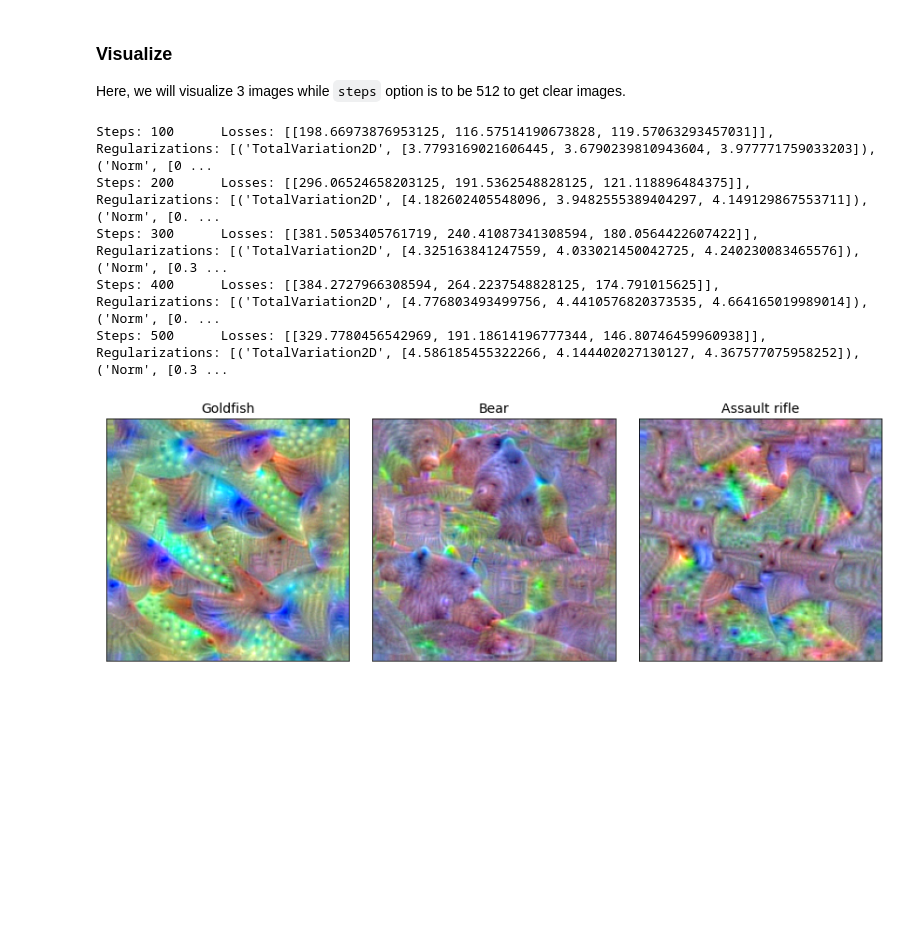
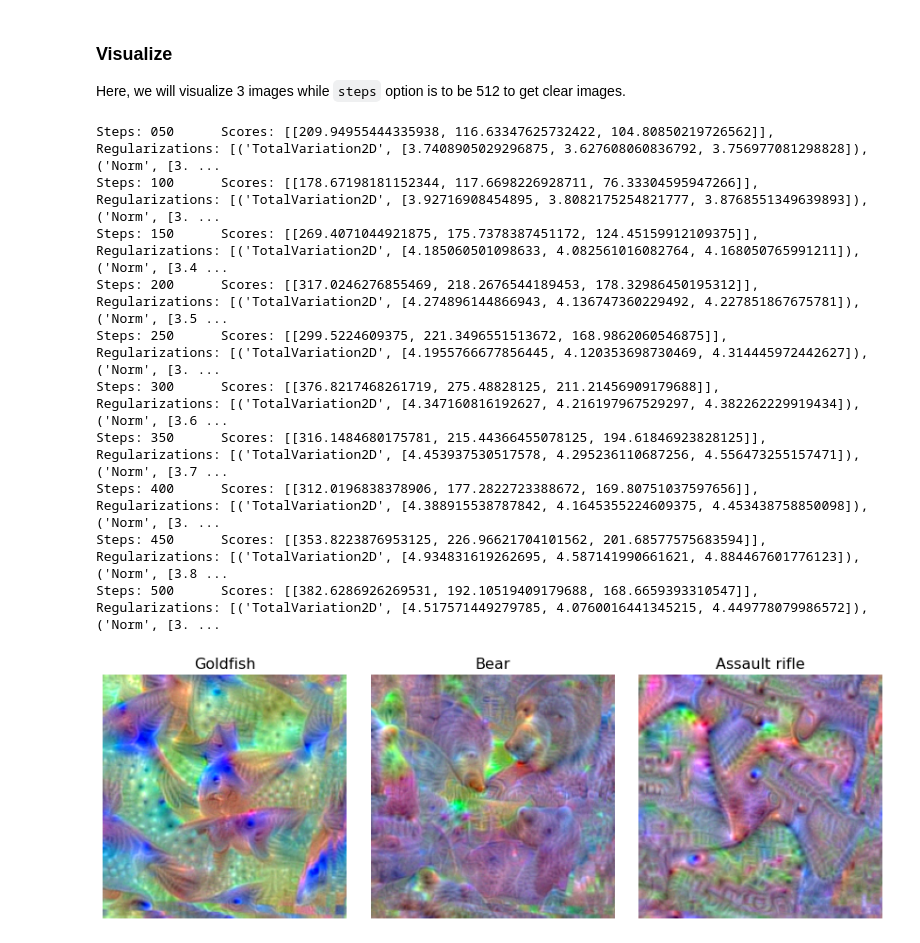
Before and after one commit to keisen/tf-keras-vis, a Jupyter notebook: examples/visualize_dense_layer.ipynb, the cells around one changed output. Drawn from its saved outputs; the diff is of its cells as text; code cells hidden in the pictures; blank space fills up the shorter version.

```diff
--- a/examples/visualize_dense_layer.ipynb
+++ b/examples/visualize_dense_layer.ipynb
@@ -141,26 +144,30 @@ Here, we will visualize 3 images while `steps` option is to be 512 to get clear
 # %%
 %%time
 
 # Generate max activation
 activations = activation_maximization(scores,
                                       seed_input=seed_input,
                                       steps=512,
-                                      callbacks=[ PrintLogger(interval=100) ])
+                                      callbacks=[ PrintLogger(interval=50) ])
 
 # Render
-subplot_args = { 'nrows': 1, 'ncols': 3, 'figsize': (12, 4),
-                 'subplot_kw': {'xticks': [], 'yticks': []} }
-f, ax = plt.subplots(**subplot_args)
+f, ax = plt.subplots(nrows=1, ncols=3, figsize=(12, 4))
 for i, title in enumerate(image_titles):
-    ax[i].set_title(title, fontsize=14)
+    ax[i].set_title(title, fontsize=16)
     ax[i].imshow(activations[i])
+    ax[i].axis('off')
 plt.tight_layout()
 plt.savefig('images/visualize-dense-layer')
 plt.show()
 # %% [output]
-Steps: 100      Losses: [[198.66973876953125, 116.57514190673828, 119.57063293457031]], Regularizations: [('TotalVariation2D', [3.7793169021606445, 3.6790239810943604, 3.977771759033203]), ('Norm', [0 ...
-Steps: 200      Losses: [[296.06524658203125, 191.5362548828125, 121.118896484375]],    Regularizations: [('TotalVariation2D', [4.182602405548096, 3.9482555389404297, 4.149129867553711]), ('Norm', [0. ...
-Steps: 300      Losses: [[381.5053405761719, 240.41087341308594, 180.0564422607422]],   Regularizations: [('TotalVariation2D', [4.325163841247559, 4.033021450042725, 4.240230083465576]), ('Norm', [0.3 ...
-Steps: 400      Losses: [[384.2727966308594, 264.2237548828125, 174.791015625]],        Regularizations: [('TotalVariation2D', [4.776803493499756, 4.4410576820373535, 4.664165019989014]), ('Norm', [0. ...
-Steps: 500      Losses: [[329.7780456542969, 191.18614196777344, 146.80746459960938]],  Regularizations: [('TotalVariation2D', [4.586185455322266, 4.144402027130127, 4.367577075958252]), ('Norm', [0.3 ...
+Steps: 050      Scores: [[209.94955444335938, 116.63347625732422, 104.80850219726562]], Regularizations: [('TotalVariation2D', [3.7408905029296875, 3.627608060836792, 3.756977081298828]), ('Norm', [3. ...
+Steps: 100      Scores: [[178.67198181152344, 117.6698226928711, 76.33304595947266]],   Regularizations: [('TotalVariation2D', [3.92716908454895, 3.8082175254821777, 3.8768551349639893]), ('Norm', [3. ...
+Steps: 150      Scores: [[269.4071044921875, 175.7378387451172, 124.45159912109375]],   Regularizations: [('TotalVariation2D', [4.185060501098633, 4.082561016082764, 4.168050765991211]), ('Norm', [3.4 ...
+Steps: 200      Scores: [[317.0246276855469, 218.2676544189453, 178.32986450195312]],   Regularizations: [('TotalVariation2D', [4.274896144866943, 4.136747360229492, 4.227851867675781]), ('Norm', [3.5 ...
+Steps: 250      Scores: [[299.5224609375, 221.3496551513672, 168.9862060546875]],       Regularizations: [('TotalVariation2D', [4.1955766677856445, 4.120353698730469, 4.314445972442627]), ('Norm', [3. ...
+Steps: 300      Scores: [[376.8217468261719, 275.48828125, 211.21456909179688]],        Regularizations: [('TotalVariation2D', [4.347160816192627, 4.216197967529297, 4.382262229919434]), ('Norm', [3.6 ...
+Steps: 350      Scores: [[316.1484680175781, 215.44366455078125, 194.61846923828125]],  Regularizations: [('TotalVariation2D', [4.453937530517578, 4.295236110687256, 4.556473255157471]), ('Norm', [3.7 ...
+Steps: 400      Scores: [[312.0196838378906, 177.2822723388672, 169.80751037597656]],   Regularizations: [('TotalVariation2D', [4.388915538787842, 4.1645355224609375, 4.453438758850098]), ('Norm', [3. ...
+Steps: 450      Scores: [[353.8223876953125, 226.96621704101562, 201.68577575683594]],  Regularizations: [('TotalVariation2D', [4.934831619262695, 4.587141990661621, 4.884467601776123]), ('Norm', [3.8 ...
+Steps: 500      Scores: [[382.6286926269531, 192.10519409179688, 168.6659393310547]],   Regularizations: [('TotalVariation2D', [4.517571449279785, 4.0760016441345215, 4.449778079986572]), ('Norm', [3. ...
-[figure, old version]
+[figure, new version]
```
Also changed, not shown: parts of 4 cells of this notebook, 2 other files.
